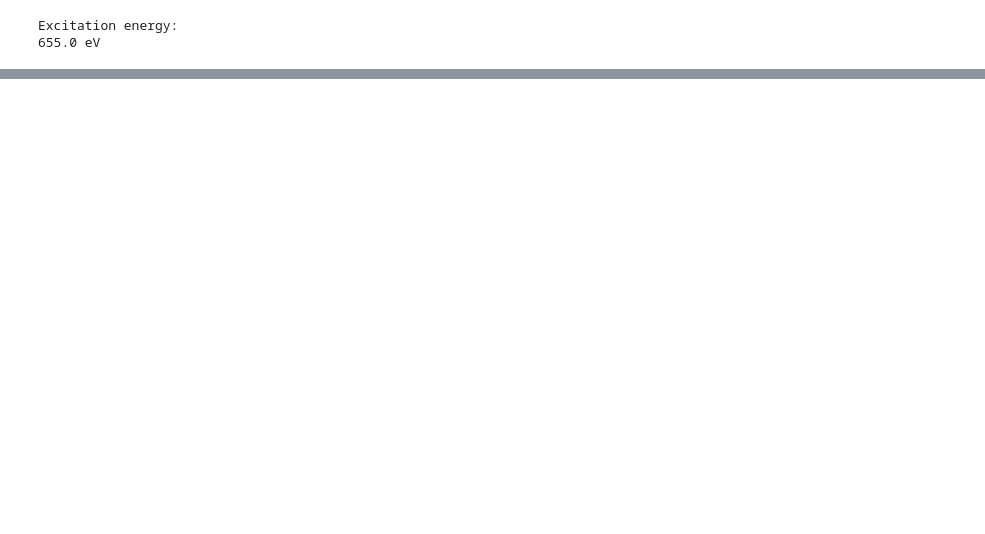
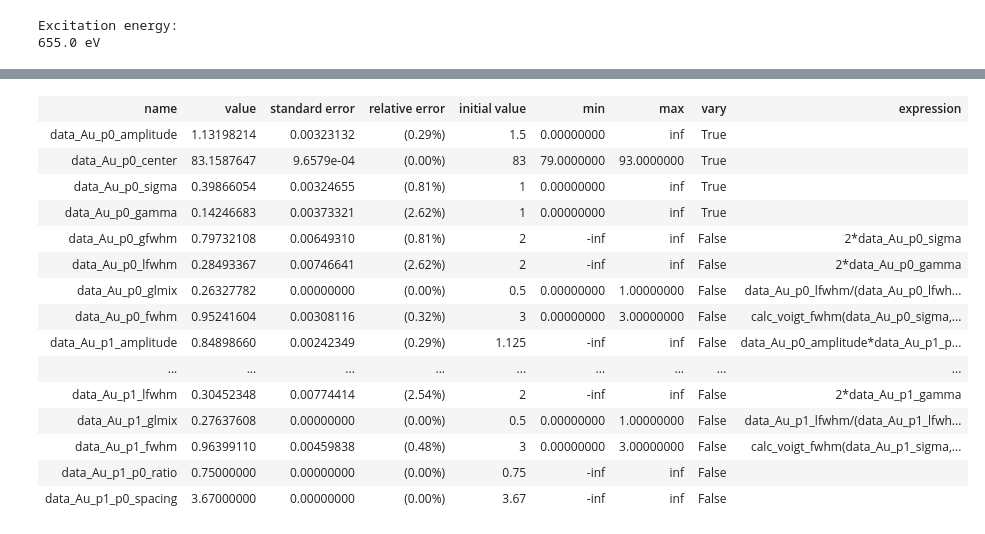
Before and after one commit to picklerixs/meitner, a Jupyter notebook: test.ipynb, the cells around one changed output, grey strips where cells are left out. Drawn from its saved outputs; the diff is of its cells as text; code cells hidden in the pictures; blank space fills up the shorter version.

```diff
--- a/test.ipynb
+++ b/test.ipynb
@@ -46,0 +24,19 @@ False
+# %%
+x.result.params
+# %% [output]
+| name | value | standard error | relative error | initial value | min | max | vary | expression |
+| data_Au_p0_amplitude | 1.13198214 | 0.00323132 | (0.29%) | 1.5 | 0.00000000 | inf | True |  |
+| data_Au_p0_center | 83.1587647 | 9.6579e-04 | (0.00%) | 83 | 79.0000000 | 93.0000000 | True |  |
+| data_Au_p0_sigma | 0.39866054 | 0.00324655 | (0.81%) | 1 | 0.00000000 | inf | True |  |
+| data_Au_p0_gamma | 0.14246683 | 0.00373321 | (2.62%) | 1 | 0.00000000 | inf | True |  |
+| data_Au_p0_gfwhm | 0.79732108 | 0.00649310 | (0.81%) | 2 | -inf | inf | False | 2*data_Au_p0_sigma |
+| data_Au_p0_lfwhm | 0.28493367 | 0.00746641 | (2.62%) | 2 | -inf | inf | False | 2*data_Au_p0_gamma |
+| data_Au_p0_glmix | 0.26327782 | 0.00000000 | (0.00%) | 0.5 | 0.00000000 | 1.00000000 | False | data_Au_p0_lfwhm/(data_Au_p0_lfwh... |
+| data_Au_p0_fwhm | 0.95241604 | 0.00308116 | (0.32%) | 3 | 0.00000000 | 3.00000000 | False | calc_voigt_fwhm(data_Au_p0_sigma,... |
+| data_Au_p1_amplitude | 0.84898660 | 0.00242349 | (0.29%) | 1.125 | -inf | inf | False | data_Au_p0_amplitude*data_Au_p1_p... |
+| ... | ... | ... | ... | ... | ... | ... | ... | ... |
+| data_Au_p1_lfwhm | 0.30452348 | 0.00774414 | (2.54%) | 2 | -inf | inf | False | 2*data_Au_p1_gamma |
+| data_Au_p1_glmix | 0.27637608 | 0.00000000 | (0.00%) | 0.5 | 0.00000000 | 1.00000000 | False | data_Au_p1_lfwhm/(data_Au_p1_lfwh... |
+| data_Au_p1_fwhm | 0.96399110 | 0.00459838 | (0.48%) | 3 | 0.00000000 | 3.00000000 | False | calc_voigt_fwhm(data_Au_p1_sigma,... |
+| data_Au_p1_p0_ratio | 0.75000000 | 0.00000000 | (0.00%) | 0.75 | -inf | inf | False |  |
+| data_Au_p1_p0_spacing | 3.67000000 | 0.00000000 | (0.00%) | 3.67 | -inf | inf | False |  |
```
Also changed, not shown: parts of 5 cells of this notebook, 1 other file.
